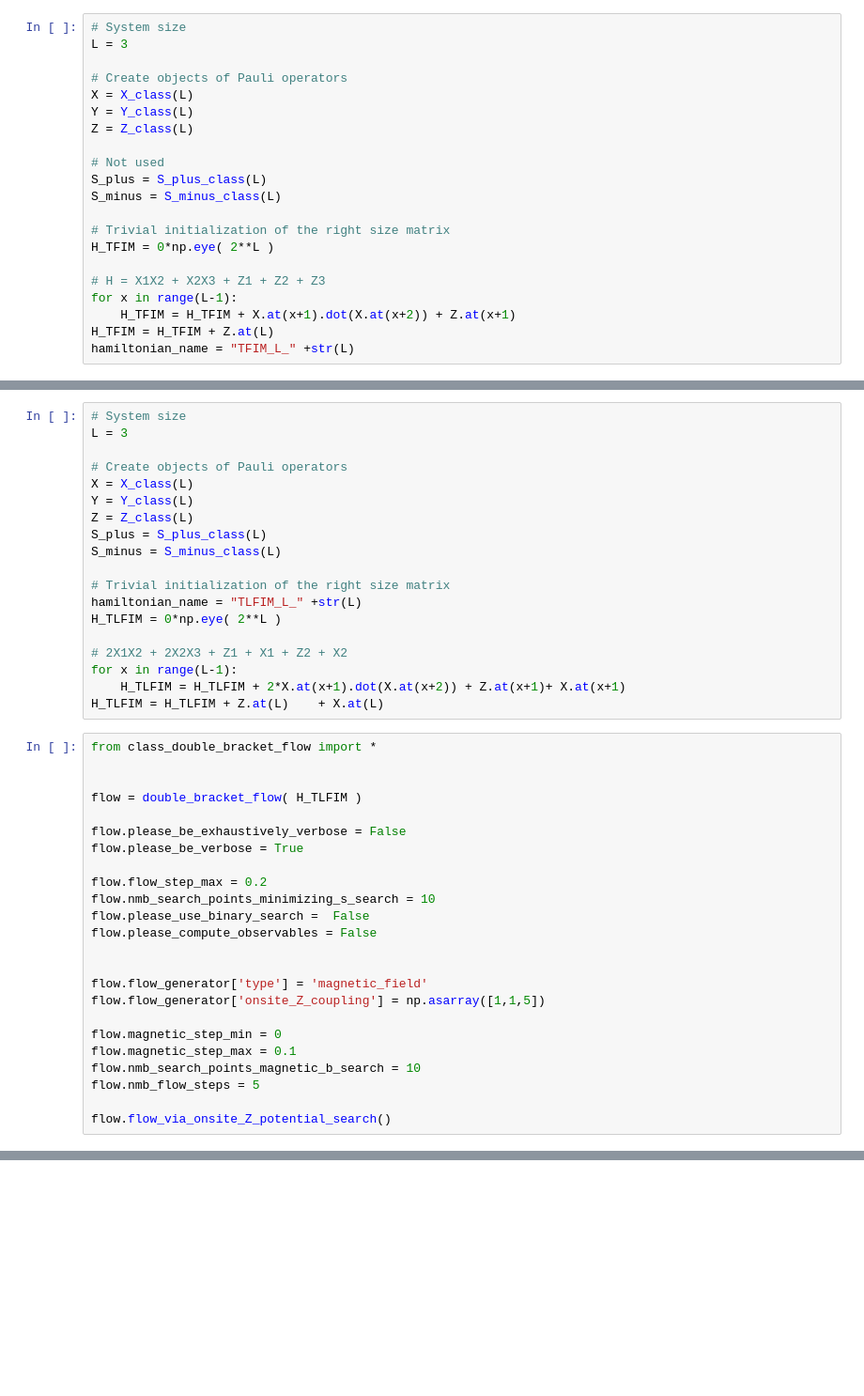
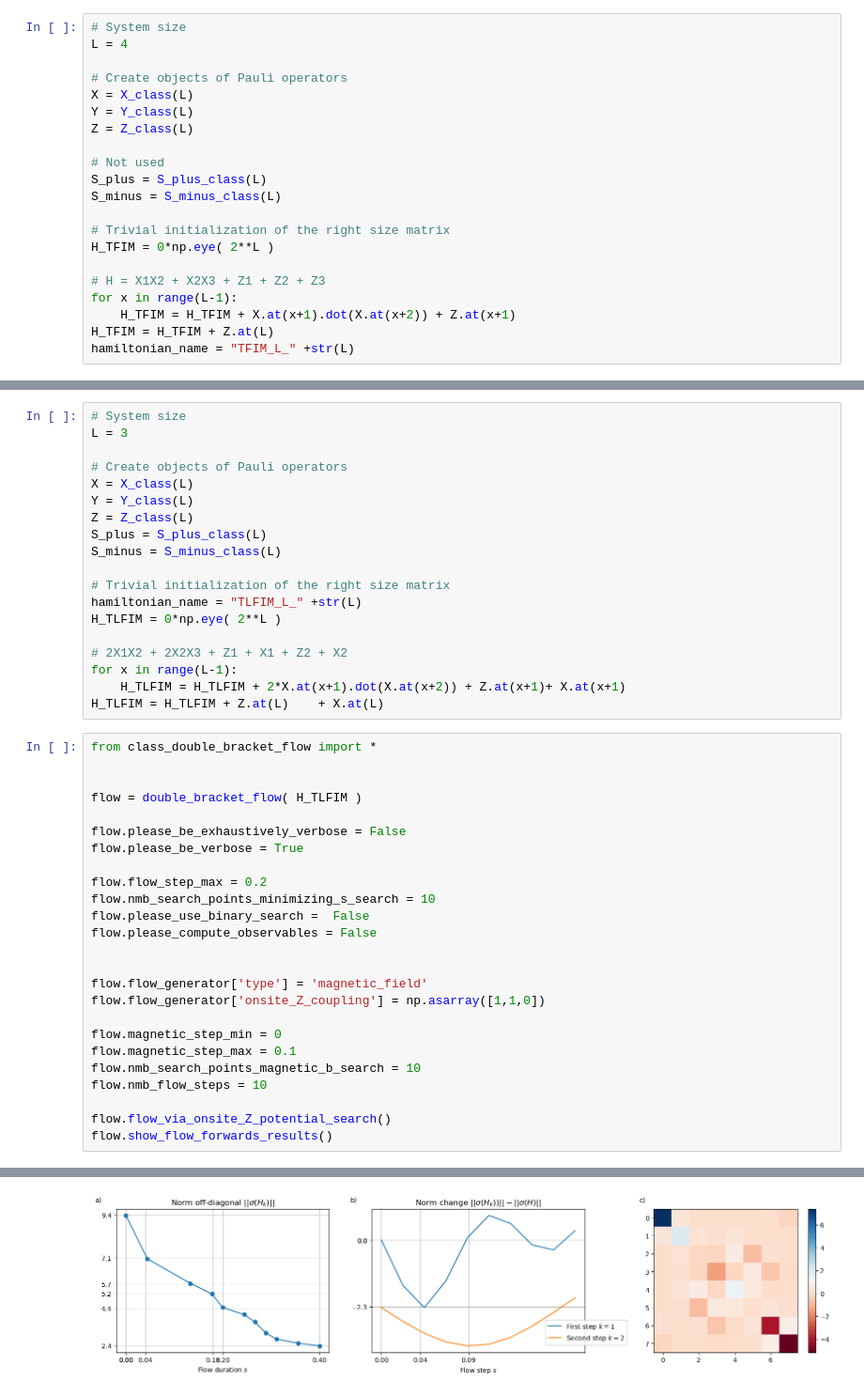
Before and after one commit to marekgluza/double_bracket_flow_as_a_diagonalization_quantum_algorithm, a Jupyter notebook: DBF_onsite_Z.ipynb, the cells around one changed output, grey strips where cells are left out. Shown at 94% size. Cells and saved outputs as stored; diff of their text form; blank space fills up the shorter version.

```diff
--- a/DBF_onsite_Z.ipynb
+++ b/DBF_onsite_Z.ipynb
@@ -6,7 +6,7 @@ import numpy as np
 from qutip import *
 # %%
 # System size
-L = 3
+L = 4
 
 # Create objects of Pauli operators
 X = X_class(L)
@@ -164,13 +164,14 @@ flow.please_compute_observables = False
 
 
 flow.flow_generator['type'] = 'magnetic_field'
-flow.flow_generator['onsite_Z_coupling'] = np.asarray([1,1,5])
+flow.flow_generator['onsite_Z_coupling'] = np.asarray([1,1,0])
 
 flow.magnetic_step_min = 0
 flow.magnetic_step_max = 0.1
 flow.nmb_search_points_magnetic_b_search = 10
-flow.nmb_flow_steps = 5
+flow.nmb_flow_steps = 10
 
 flow.flow_via_onsite_Z_potential_search()
+flow.show_flow_forwards_results()
 # %% [output]
 Flow step  0 using H with norm 10.583005244258363
@@ -192,0 +194 @@ For step 4 , the minimum norm found 4.471933549402297 with magnetic field B =  [
+[figure, added]
```
Also changed, not shown: parts of 5 cells of this notebook, 2 other files.
